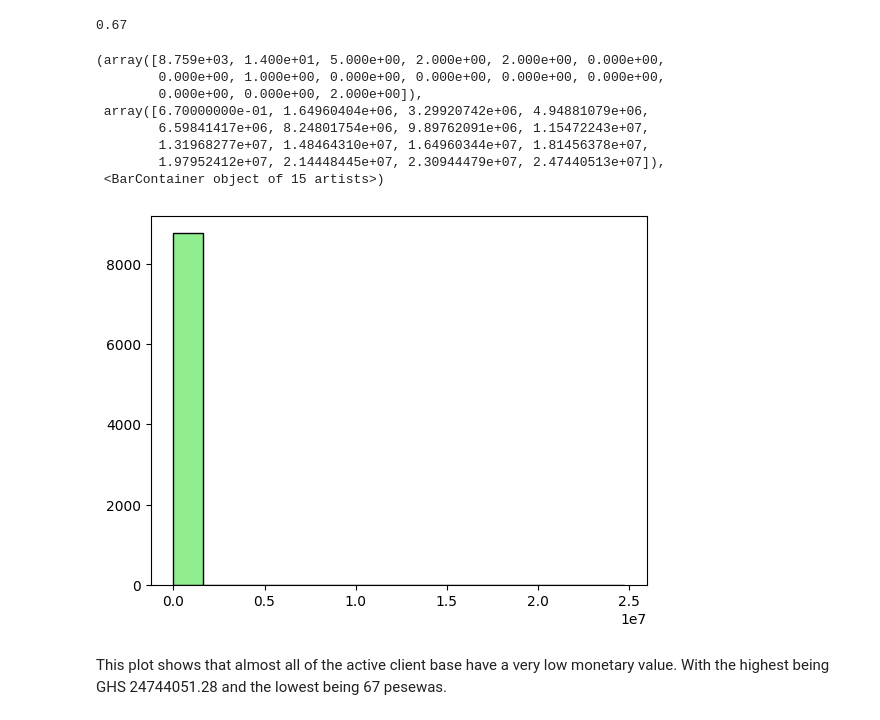
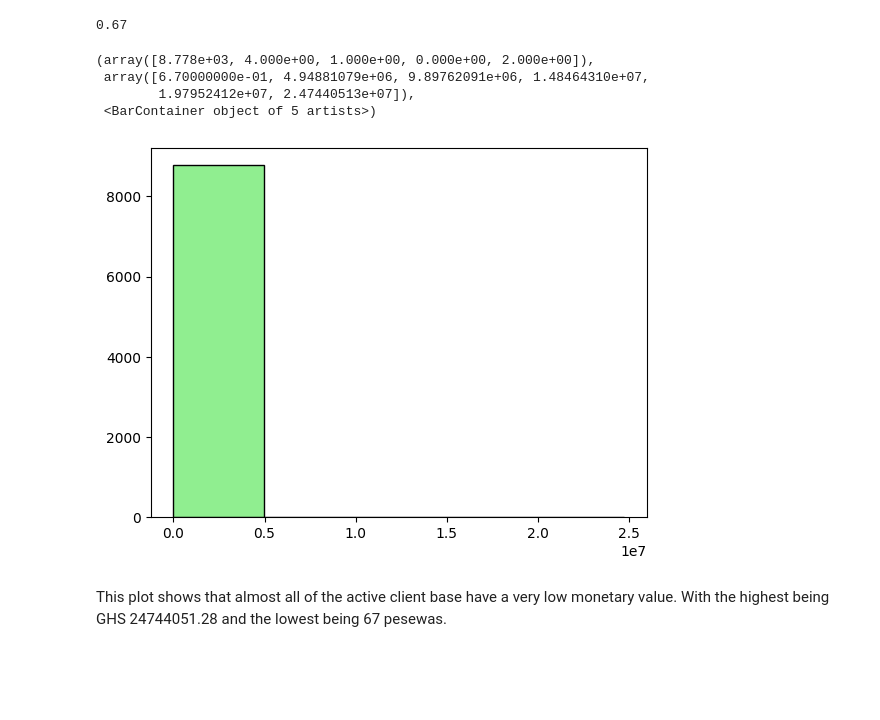
Before and after one commit to Asabeaaa/data-projects, a Jupyter notebook: consumer_analytics/RFM Analysis.ipynb, the cells around one changed output. Drawn from its saved outputs; the diff is of its cells as text; code cells hidden in the pictures; blank space fills up the shorter version.

```diff
--- a/consumer_analytics/RFM Analysis.ipynb
+++ b/consumer_analytics/RFM Analysis.ipynb
@@ -122,17 +127,13 @@ client_df.monetaryValue.min()
 # %% [output]
 0.67
 # %%
-plt.hist(client_df.monetaryValue, color='lightgreen', ec='black', bins=15)
+plt.hist(client_df.monetaryValue, color='lightgreen', ec='black', bins=5)
 # %% [output]
-(array([8.759e+03, 1.400e+01, 5.000e+00, 2.000e+00, 2.000e+00, 0.000e+00,
-        0.000e+00, 1.000e+00, 0.000e+00, 0.000e+00, 0.000e+00, 0.000e+00,
-        0.000e+00, 0.000e+00, 2.000e+00]),
- array([6.70000000e-01, 1.64960404e+06, 3.29920742e+06, 4.94881079e+06,
-        6.59841417e+06, 8.24801754e+06, 9.89762091e+06, 1.15472243e+07,
-        1.31968277e+07, 1.48464310e+07, 1.64960344e+07, 1.81456378e+07,
-        1.97952412e+07, 2.14448445e+07, 2.30944479e+07, 2.47440513e+07]),
- <BarContainer object of 15 artists>)
+(array([8.778e+03, 4.000e+00, 1.000e+00, 0.000e+00, 2.000e+00]),
+ array([6.70000000e-01, 4.94881079e+06, 9.89762091e+06, 1.48464310e+07,
+        1.97952412e+07, 2.47440513e+07]),
+ <BarContainer object of 5 artists>)
-[figure, old version]
+[figure, new version]
 # %% [markdown]
 This plot shows that almost all of the active client base have a very low monetary value. With the highest being GHS 24744051.28 and the lowest being 67 pesewas.
 # %% [markdown]
```
Also changed, not shown: parts of 22 cells of this notebook.
